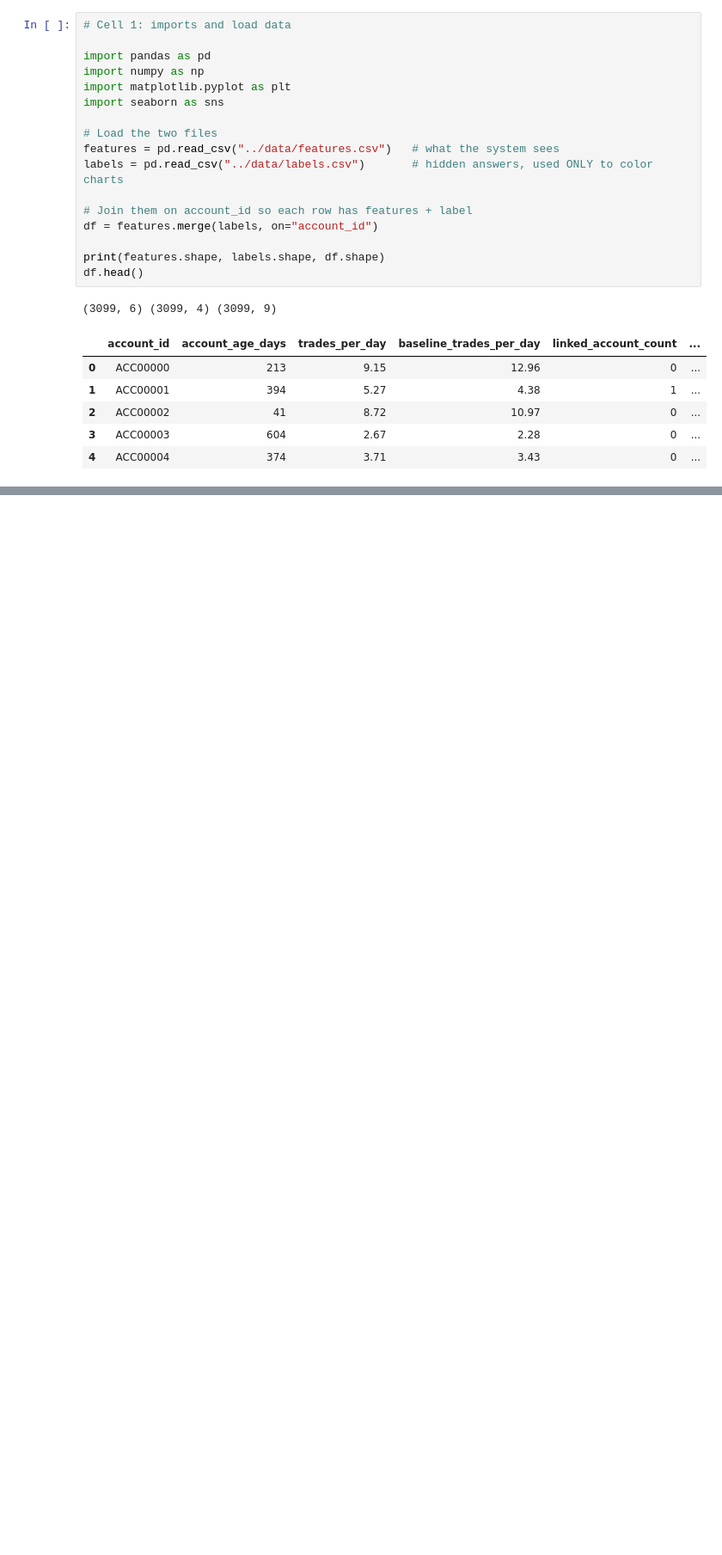
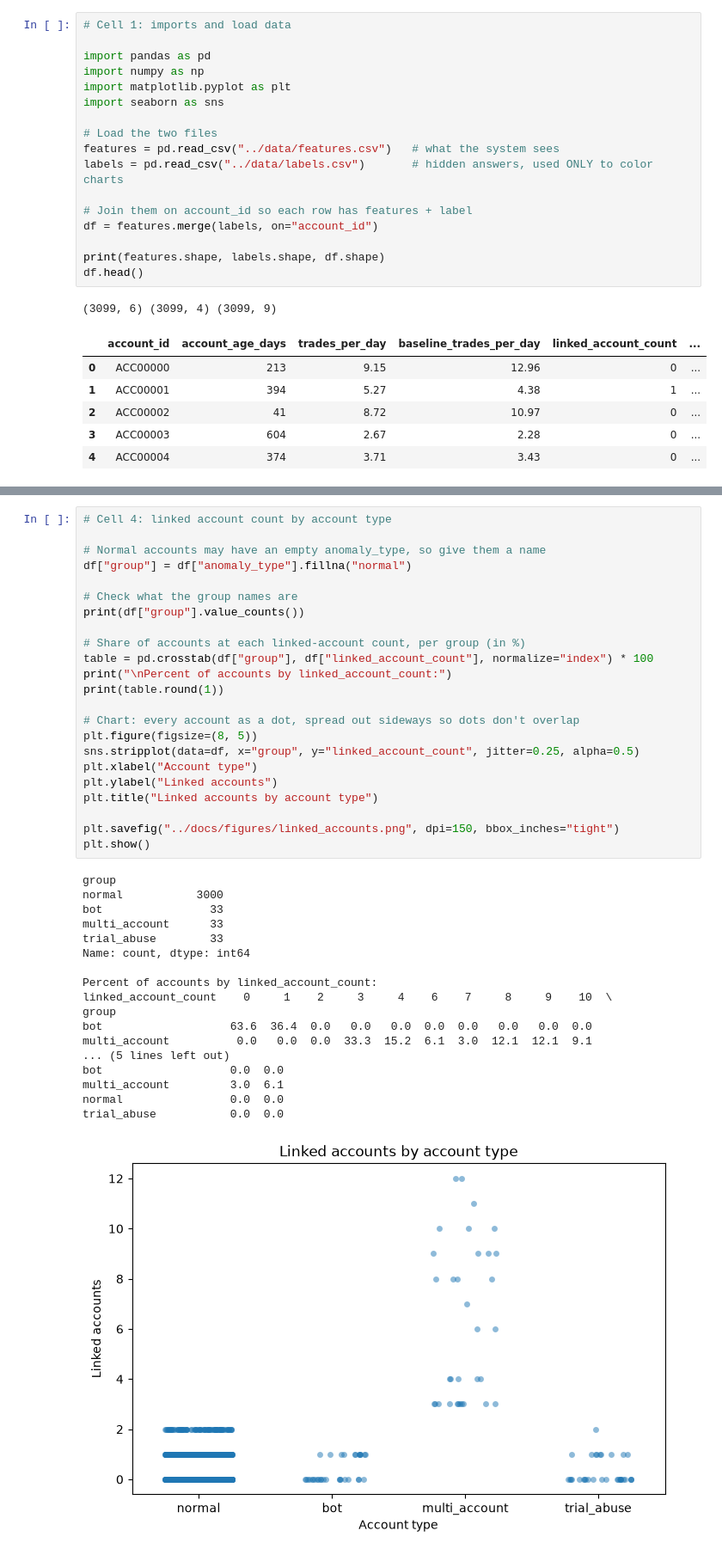
Before and after one commit to Friday369/Fraud-Detection, a Jupyter notebook: notebooks/03_eda.ipynb, the cells around one changed output, grey strips where cells are left out. Shown at 86% size. Saved outputs shown, nothing was run; the diff lists cells and outputs as text; blank space fills up the shorter version.

```diff
--- a/notebooks/03_eda.ipynb
+++ b/notebooks/03_eda.ipynb
@@ -25,0 +104,42 @@ df.head()
+# %%
+# Cell 4: linked account count by account type
+
+# Normal accounts may have an empty anomaly_type, so give them a name
+df["group"] = df["anomaly_type"].fillna("normal")
+
+# Check what the group names are
+print(df["group"].value_counts())
+
+# Share of accounts at each linked-account count, per group (in %)
+table = pd.crosstab(df["group"], df["linked_account_count"], normalize="index") * 100
+print("\nPercent of accounts by linked_account_count:")
+print(table.round(1))
+
+# Chart: every account as a dot, spread out sideways so dots don't overlap
+plt.figure(figsize=(8, 5))
+sns.stripplot(data=df, x="group", y="linked_account_count", jitter=0.25, alpha=0.5)
+plt.xlabel("Account type")
+plt.ylabel("Linked accounts")
+plt.title("Linked accounts by account type")
+
+plt.savefig("../docs/figures/linked_accounts.png", dpi=150, bbox_inches="tight")
+plt.show()
+# %% [output]
+group
+normal           3000
+bot                33
+multi_account      33
+trial_abuse        33
+Name: count, dtype: int64
+
+Percent of accounts by linked_account_count:
+linked_account_count    0     1    2     3     4    6    7     8     9    10  \
+group
+bot                   63.6  36.4  0.0   0.0   0.0  0.0  0.0   0.0   0.0  0.0
+multi_account          0.0   0.0  0.0  33.3  15.2  6.1  3.0  12.1  12.1  9.1
+... (5 lines left out)
+bot                   0.0  0.0
+multi_account         3.0  6.1
+normal                0.0  0.0
+trial_abuse           0.0  0.0
+[figure, added]
```
Also changed, not shown: parts of 8 cells of this notebook.
